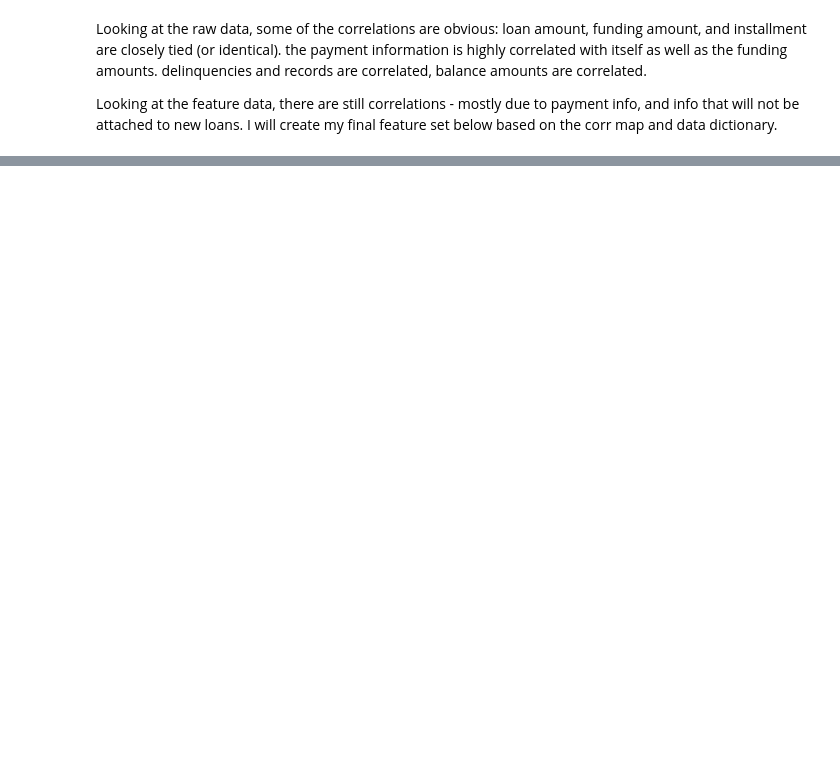
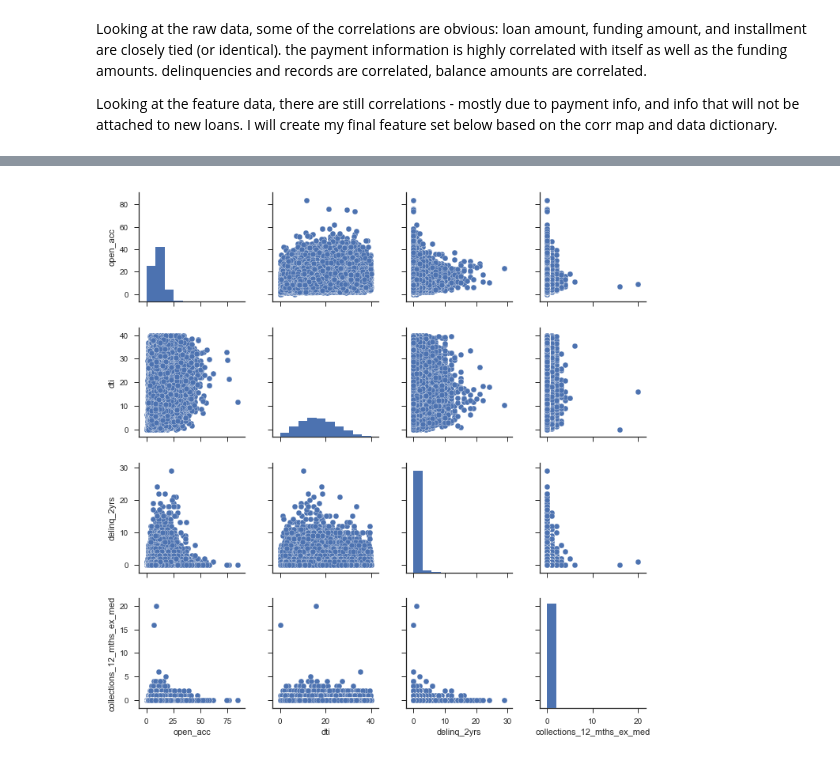
Before and after one commit to mccormd1/LCandR, a Jupyter notebook: LC_python/Data Cleaning.ipynb, the cells around one changed output, grey strips where cells are left out. Saved outputs shown, nothing was run; the diff lists cells and outputs as text; code cells hidden in the pictures; blank space fills up the shorter version.

```diff
--- a/LC_python/Data Cleaning.ipynb
+++ b/LC_python/Data Cleaning.ipynb
@@ -348,5 +553,7 @@ sns.heatmap(corr)
 # %%
 sns.set(style="ticks", color_codes=True)
-g=sns.pairplot(features,vars=['annual_inc', 'dti'])
+g=sns.pairplot(features,vars=['open_acc', 'dti','delinq_2yrs','collections_12_mths_ex_med'])
+# %% [output]
+[figure, added]
 # %%
 features.isnull().sum()
```
Also changed, not shown: parts of 40 cells of this notebook, 1 other file.
